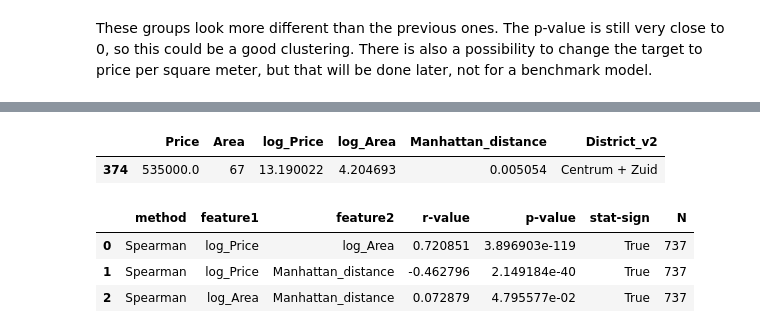
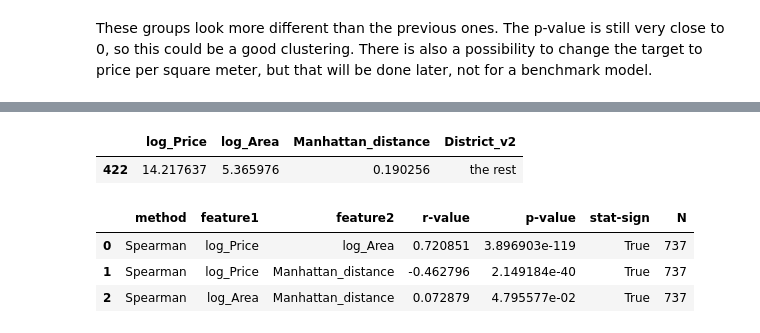
Before and after one commit to nadiia-duiunova/House_price, a Jupyter notebook: Stat inference.ipynb, the cells around one changed output, grey strips where cells are left out. Drawn from its saved outputs; the diff is of its cells as text; code cells hidden in the pictures.

```diff
--- a/Stat inference.ipynb
+++ b/Stat inference.ipynb
@@ -699,6 +700,6 @@ The analysis says that the Zip region and Zip location are statistically signiff
 **Option 2:** Nevertheless, if one is attentive enough, one could notice that according to the [city map](https://slotenmaker365-amsterdam.nl/wp-content/uploads/2018/04/map-amsterdam.png) the 3rd and 4th digits together create a unique number. It always starts with 0 for Zuid-oost and with 1-9 for the rest of the city. And the bigger this number is, the futher from the city center is the house. This assumption is the next one to be checked:
 # %%
 data1['Zip new'] = data1['Zip location']+data1['Zip district']
-data1 = data1.drop(columns=['Zip region', 'Zip location', 'Zip district', 'Delivery area'])
+data1 = data1.drop(columns=['Zip location', 'Zip district', 'Delivery area'])
 data1.sample()
 # %% [output]
@@ -835,9 +844,10 @@ Let's create an initial model and measure the benchmark accuracy. The model will
 # %%
 # 1. remove extra or unimportant columns
 
-train_data1 = data1.drop(columns=['Price per sqm', 'Zip num', 'District_v1'])
+train_data1 = data1.drop(columns=['Price', 'Area', 'Price per sqm', 'Zip region', 'Zip num', 'District_v1'])
+
 train_data1.sample()
 # %% [output]
-|  | Price | Area | log_Price | log_Area | Manhattan_distance | District_v2 |
-| 374 | 535000.0 | 67 | 13.190022 | 4.204693 | 0.005054 | Centrum + Zuid |
+|  | log_Price | log_Area | Manhattan_distance | District_v2 |
+| 422 | 14.217637 | 5.365976 | 0.190256 | the rest |
 # %%
```
Also changed, not shown: parts of 67 cells of this notebook, 3 other files.
